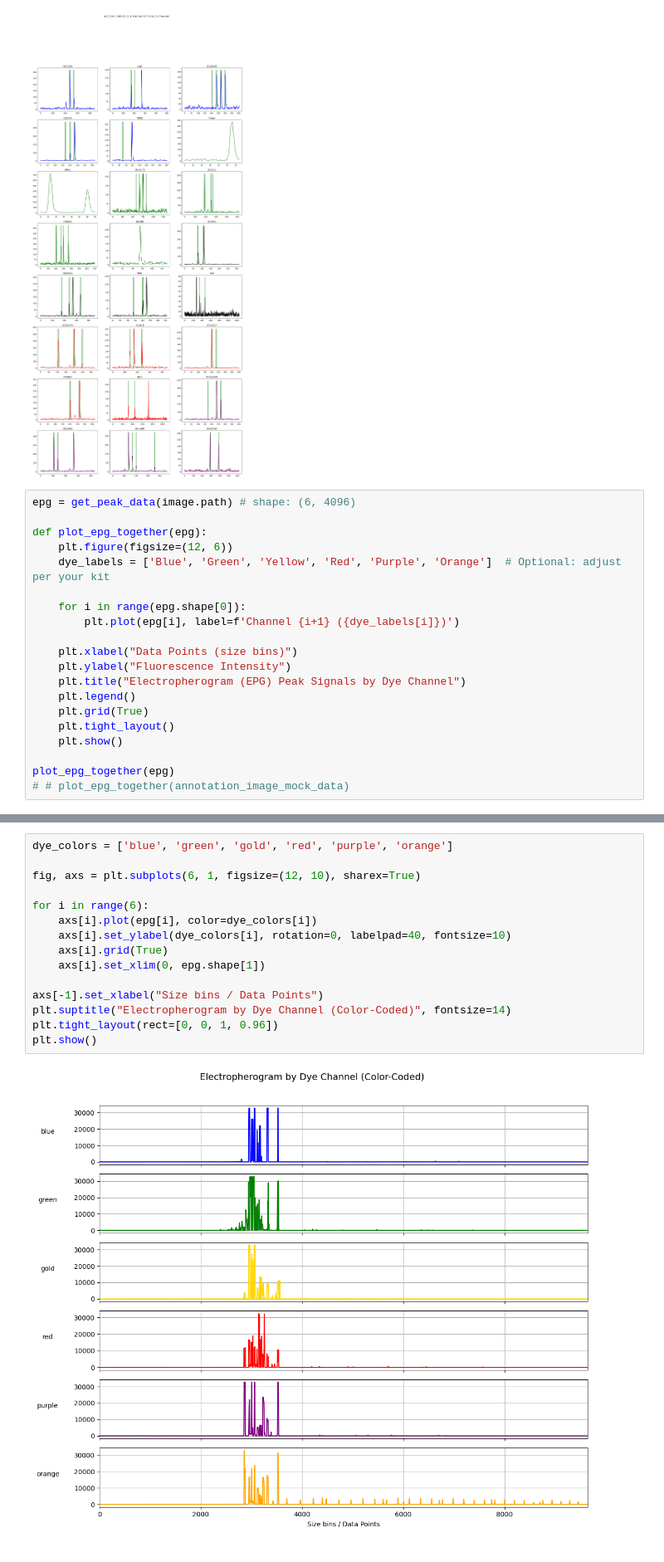
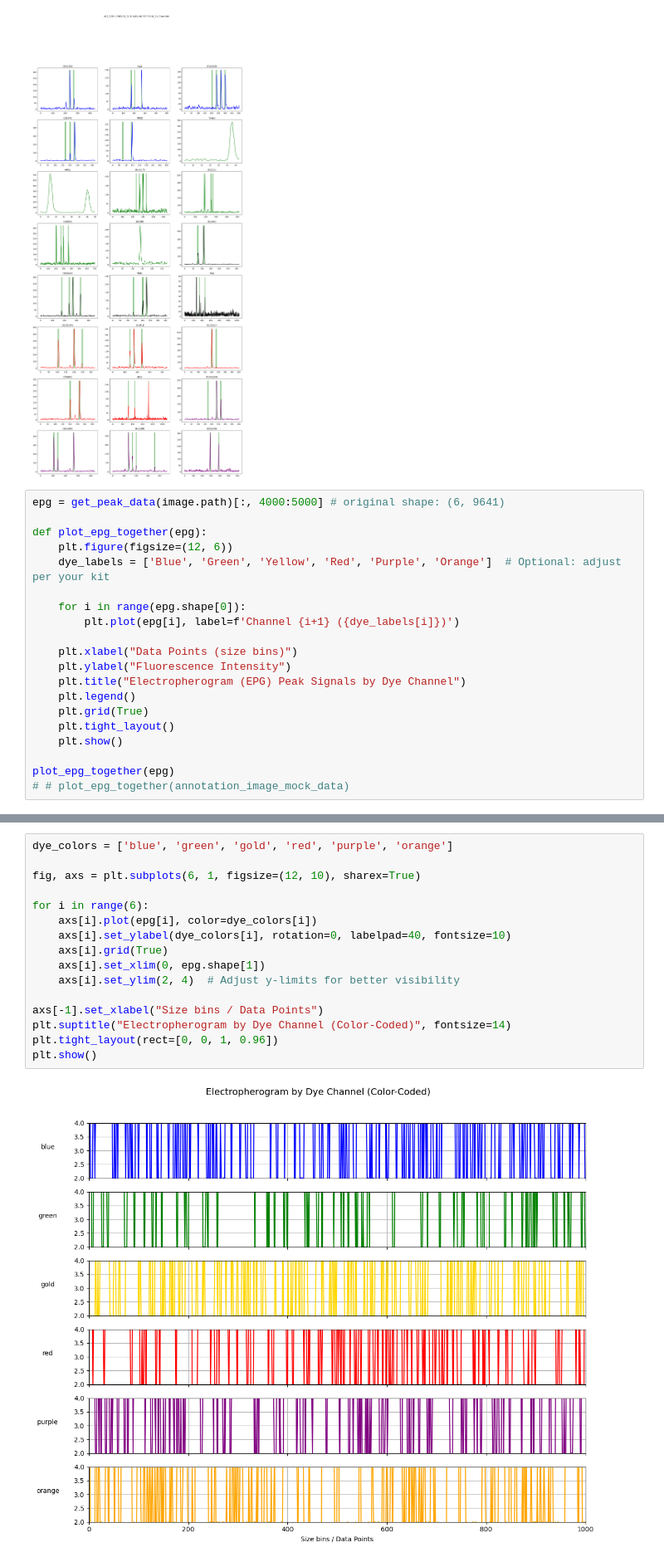
Before and after one commit to amar-mesic/DNANet, a Jupyter notebook: notebooks/ProvedItImage.ipynb, the cells around one changed output, grey strips where cells are left out. Shown at 83% size. Drawn from its saved outputs; the diff is of its cells as text.

```diff
--- a/notebooks/ProvedItImage.ipynb
+++ b/notebooks/ProvedItImage.ipynb
@@ -52,7 +46,7 @@ plot_profile_markers(hid_images=[image])
 # %% [output]
 [figure]
 # %%
-epg = get_peak_data(image.path) # shape: (6, 4096)
+epg = get_peak_data(image.path)[:, 4000:5000] # original shape: (6, 9641)
 
 def plot_epg_together(epg):
     plt.figure(figsize=(12, 6))
@@ -76,17 +70,18 @@ plot_epg_together(epg)
 # %%
 dye_colors = ['blue', 'green', 'gold', 'red', 'purple', 'orange']
 
 fig, axs = plt.subplots(6, 1, figsize=(12, 10), sharex=True)
 
 for i in range(6):
     axs[i].plot(epg[i], color=dye_colors[i])
     axs[i].set_ylabel(dye_colors[i], rotation=0, labelpad=40, fontsize=10)
     axs[i].grid(True)
     axs[i].set_xlim(0, epg.shape[1])
+    axs[i].set_ylim(2, 4)  # Adjust y-limits for better visibility
 
 axs[-1].set_xlabel("Size bins / Data Points")
 plt.suptitle("Electropherogram by Dye Channel (Color-Coded)", fontsize=14)
 plt.tight_layout(rect=[0, 0, 1, 0.96])
 plt.show()
 # %% [output]
-[figure, old version]
+[figure, new version]
```
Also changed, not shown: parts of 3 cells of this notebook, 10 other files.
